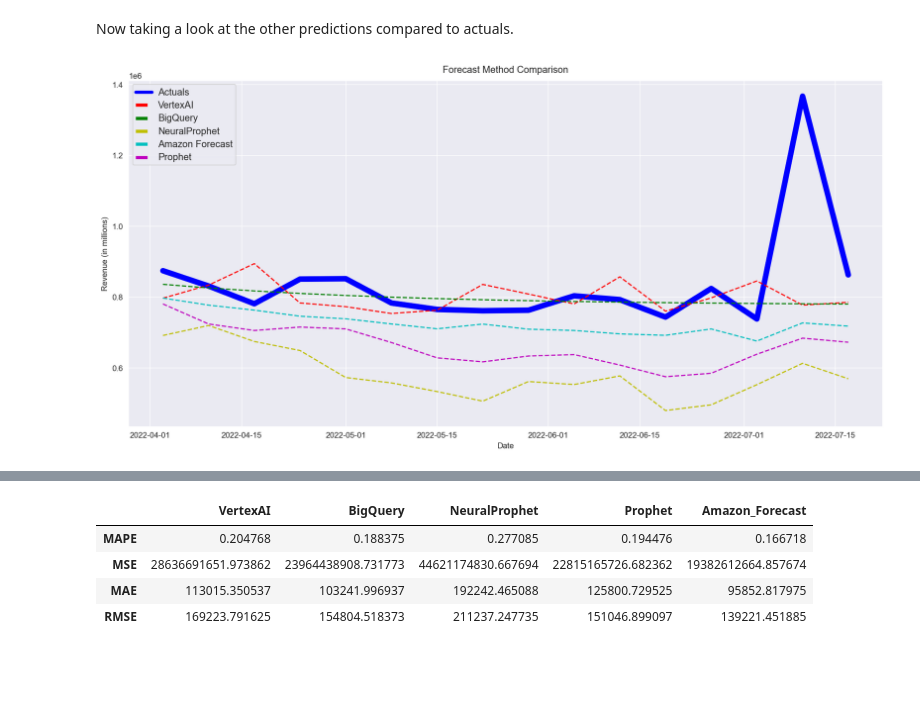
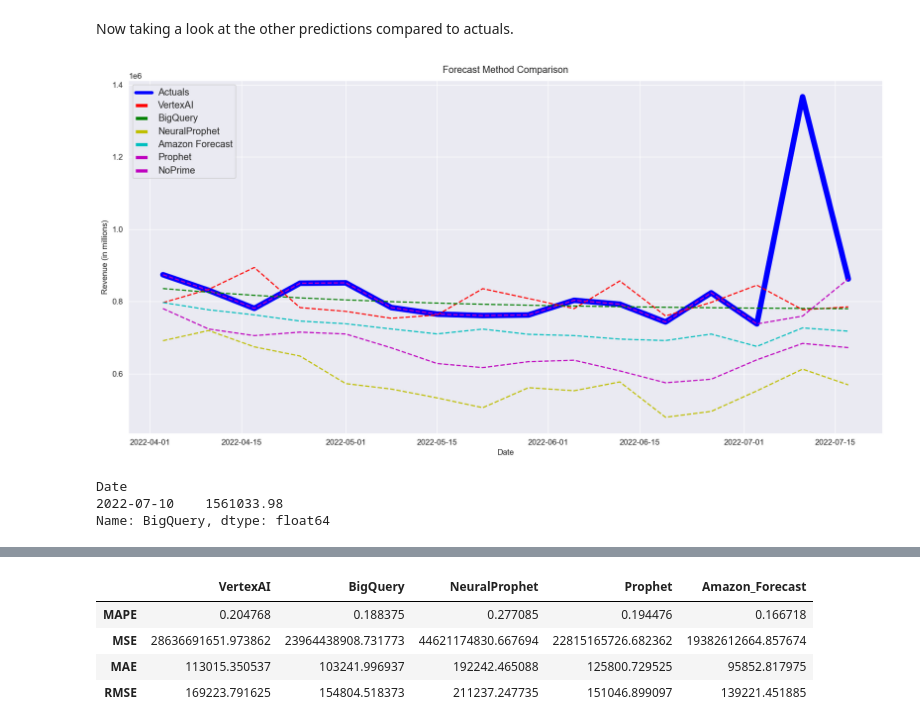
Before and after one commit to NA-Git/Bayesian_Methods, a Jupyter notebook: attribution/TimeSeries/amazon_ts.ipynb, the cells around one changed output, grey strips where cells are left out. Drawn from its saved outputs; the diff is of its cells as text; code cells hidden in the pictures; blank space fills up the shorter version.

Commit message:
Fixed some forecast errors

```diff
--- a/attribution/TimeSeries/amazon_ts.ipynb
+++ b/attribution/TimeSeries/amazon_ts.ipynb
@@ -394,7 +391,7 @@ plt.show()
 # %% [markdown]
 Now taking a look at the other predictions compared to actuals.
 # %%
-df_group = pd.read_csv('G:/My Drive/IN/Data/Forecast_Comparisons/updated_group_forecast'
+df_group = pd.read_csv('G:/My Drive/IN/Data/Forecast_Comparisons/updated_group_forecast2'
                        '.csv',
                        index_col="Date",parse_dates=True)
 df_group.astype(float)
@@ -417,27 +415,38 @@ error_frame = error_frame.set_axis(['VertexAI', 'BigQuery', 'NeuralProphet',
 x = df_group.index
 Actuals = df_temp
 VertexAI = df_group['VertexAI']
-BiqQuery = df_group['BiqQuery']
+BigQuery = df_group['BigQuery']
 NeuralProphet = df_group['NeuralProphet']
 Forecast = df_group['Amazon_Forecast']
 Prophet = df_group['Prophet']
+NoPrime = df_group['NoPrime']
 # %%
 fig = plt.figure(figsize=(17, 8))
 ax  = fig.add_subplot(111)
 ax.plot(x, Actuals, c='b', label='Actuals', linewidth=7)
 ax.plot(x, VertexAI, c='r', linestyle='dashed',  label='VertexAI')
-ax.plot(x, BiqQuery , c='g', linestyle='dashed', label='BigQuery')
+ax.plot(x, BigQuery, c='g', linestyle='dashed', label='BigQuery')
 ax.plot(x, NeuralProphet, c='y', linestyle='dashed', label='NeuralProphet')
 ax.plot(x, Forecast, c='c', linestyle='dashed', label='Amazon Forecast')
 ax.plot(x, Prophet, c='m', linestyle='dashed', label='Prophet')
+ax.plot(x, NoPrime, c='m', linestyle='dashed', label='NoPrime')
 leg = plt.legend()
 leg_lines = leg.get_lines()
 leg_texts = leg.get_texts()
 plt.setp(leg_lines, linewidth=4)
 plt.setp(leg_texts, fontsize='large')
 plt.xlabel('Date')
 plt.ylabel('Revenue (in millions)')
 plt.title('Forecast Method Comparison')
 plt.show()
 # %% [output]
-[figure, old version]
+[figure, new version]
+# %%
+scalar = np.mean(df['sales'].nlargest(n=5)) / np.mean(df['sales'])
+swap = BigQuery[14::2].values
+BigQuery[14::2] = BigQuery[14::2] + swap
+print(BigQuery[14::2])
+# %% [output]
+Date
+2022-07-10    1561033.98
+Name: BigQuery, dtype: float64
```
Also changed, not shown: parts of 21 cells of this notebook.
